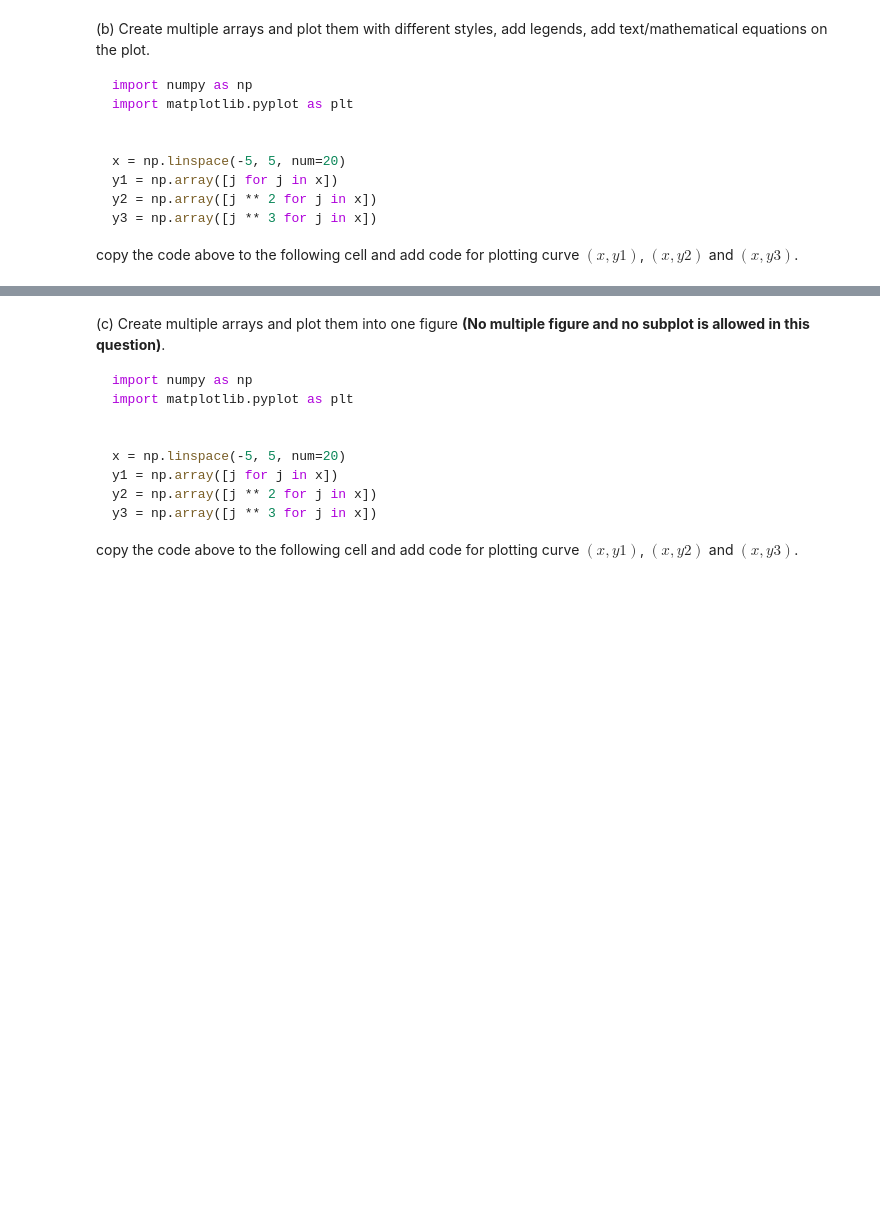
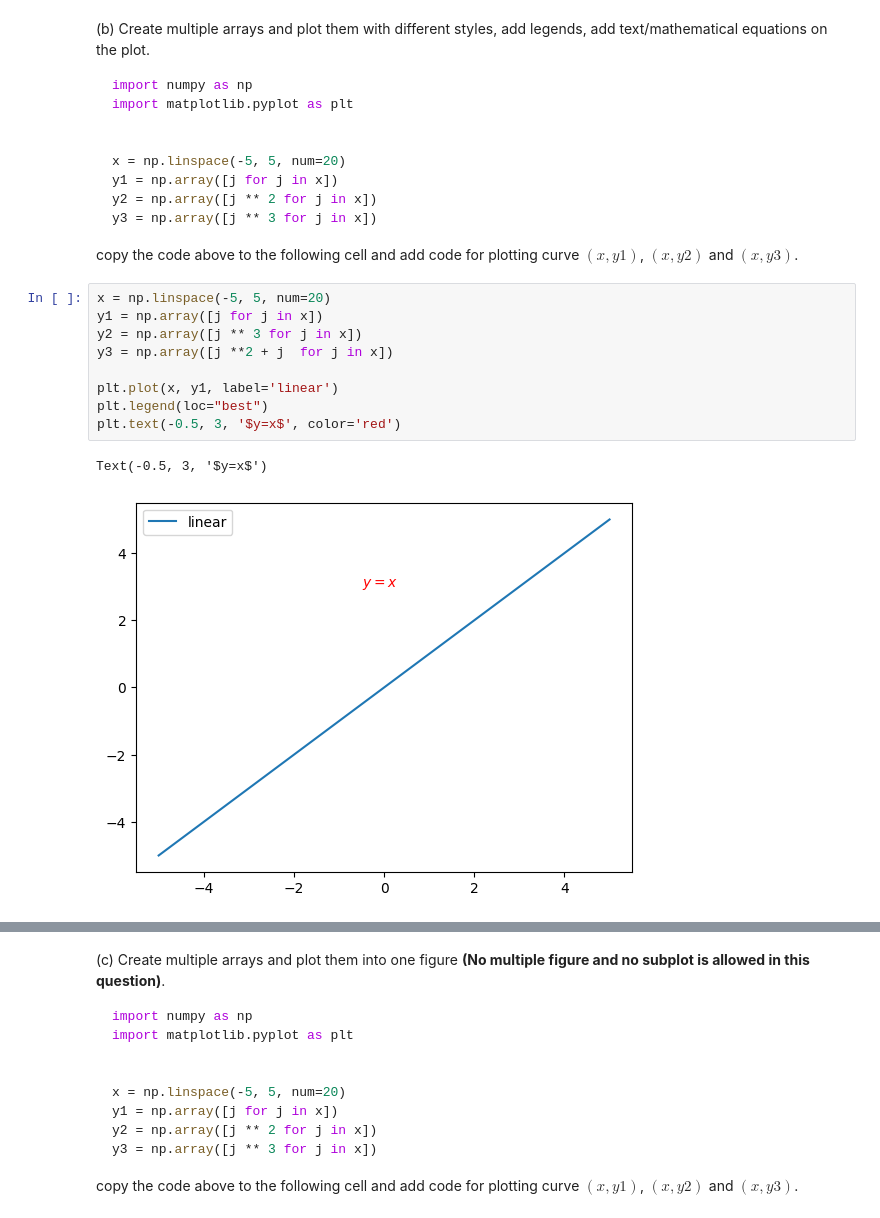
Before and after one commit to AryanBhusari/homework_0, a Jupyter notebook: notebook/Bhusari_Aryan_HW0.ipynb, the cells around one changed output, grey strips where cells are left out. Drawn from its saved outputs; the diff is of its cells as text; blank space fills up the shorter version.

````diff
--- a/notebook/Bhusari_Aryan_HW0.ipynb
+++ b/notebook/Bhusari_Aryan_HW0.ipynb
@@ -283,3 +446,15 @@ y3 = np.array([j ** 3 for j in x])
 ```
 
 copy the code above to the following cell and add code for plotting curve $\left(x, y1\right)$, $\left(x, y2\right)$ and $\left(x, y3\right)$.
+# %%
+x = np.linspace(-5, 5, num=20)
+y1 = np.array([j for j in x])
+y2 = np.array([j ** 3 for j in x])
+y3 = np.array([j **2 + j  for j in x])
+
+plt.plot(x, y1, label='linear')
+plt.legend(loc="best")
+plt.text(-0.5, 3, '$y=x$', color='red')
+# %% [output]
+Text(-0.5, 3, '$y=x$')
+[figure, added]
````
Also changed, not shown: parts of 29 cells of this notebook.
